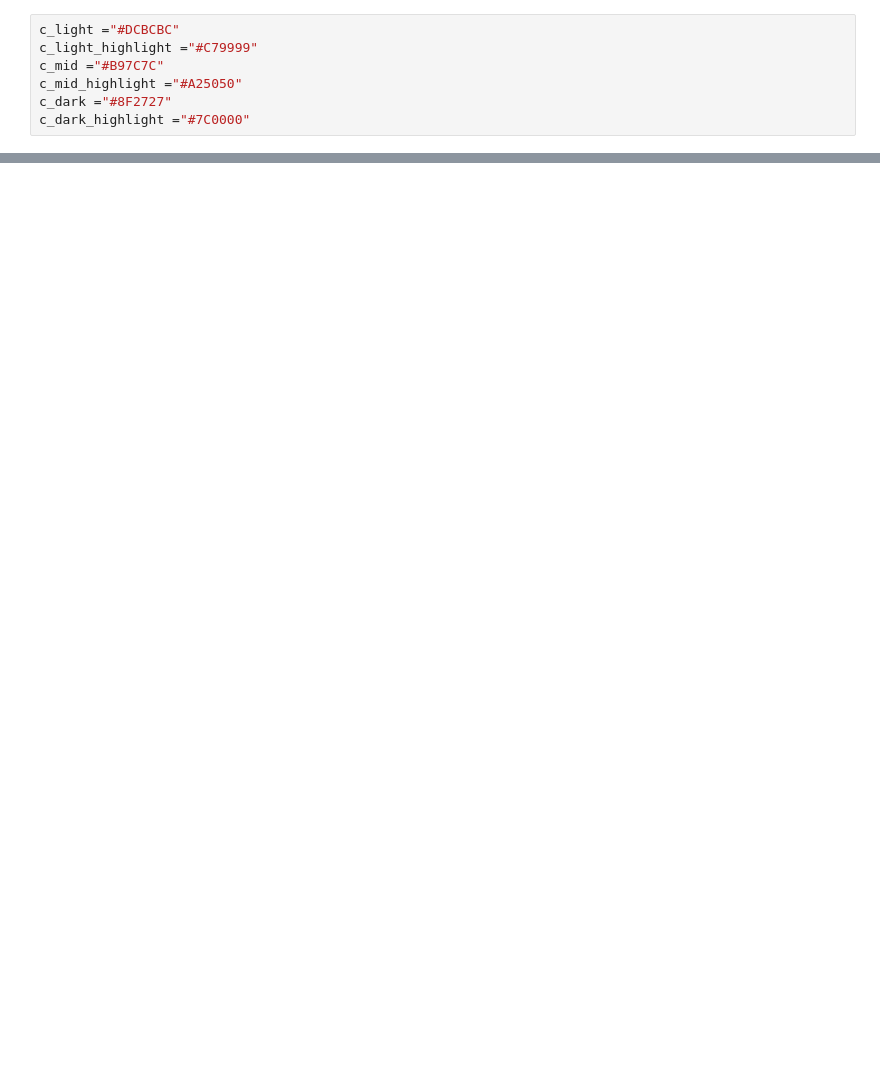
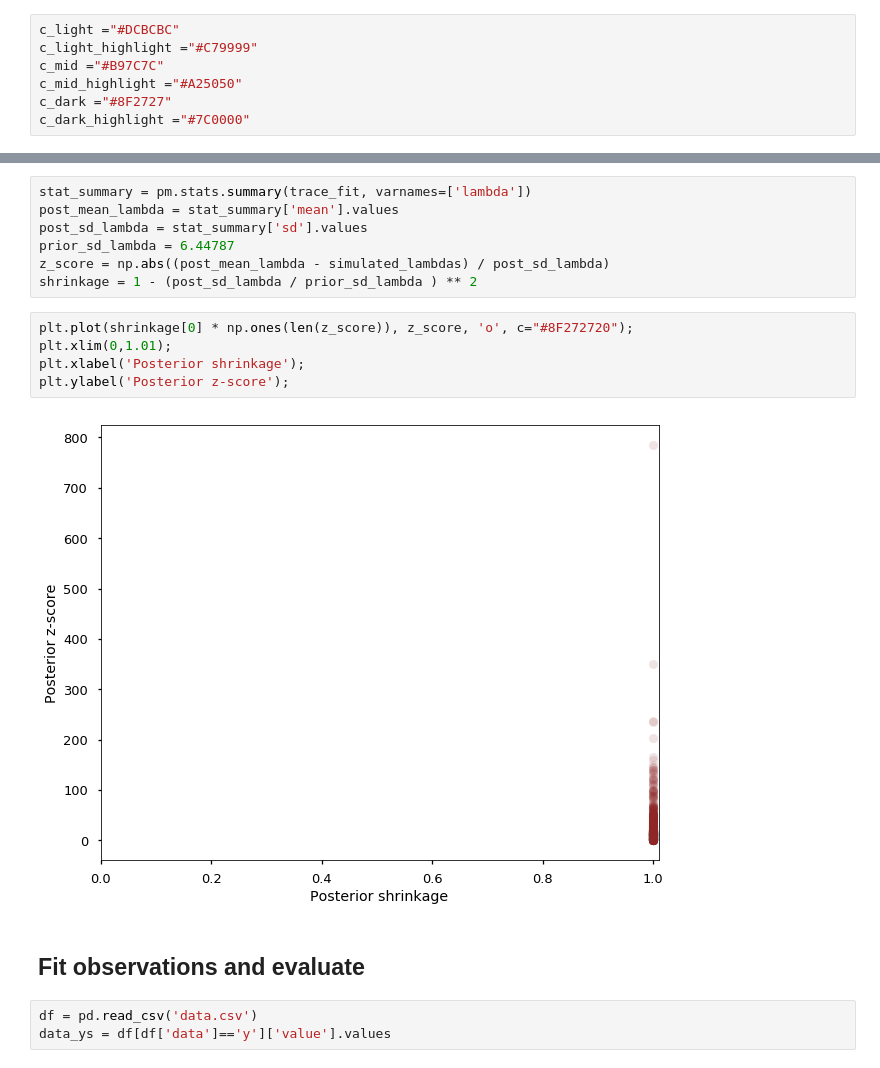
Before and after one commit to lstmemery/principled-bayesian-workflow-pymc3, a Jupyter notebook: 3.4.ipynb, the cells around one changed output, grey strips where cells are left out. Drawn from its saved outputs; the diff is of its cells as text; blank space fills up the shorter version.

```diff
--- a/3.4.ipynb
+++ b/3.4.ipynb
@@ -56,0 +137,19 @@ import sys; sys.version
+# %%
+stat_summary = pm.stats.summary(trace_fit, varnames=['lambda'])
+post_mean_lambda = stat_summary['mean'].values
+post_sd_lambda = stat_summary['sd'].values
+prior_sd_lambda = 6.44787
+z_score = np.abs((post_mean_lambda - simulated_lambdas) / post_sd_lambda)
+shrinkage = 1 - (post_sd_lambda / prior_sd_lambda ) ** 2
+# %%
+plt.plot(shrinkage[0] * np.ones(len(z_score)), z_score, 'o', c="#8F272720");
+plt.xlim(0,1.01);
+plt.xlabel('Posterior shrinkage');
+plt.ylabel('Posterior z-score');
+# %% [output]
+[figure, added]
+# %% [markdown]
+## Fit observations and evaluate
+# %%
+df = pd.read_csv('data.csv')
+data_ys = df[df['data']=='y']['value'].values
```
Also changed, not shown: parts of 19 cells of this notebook.
